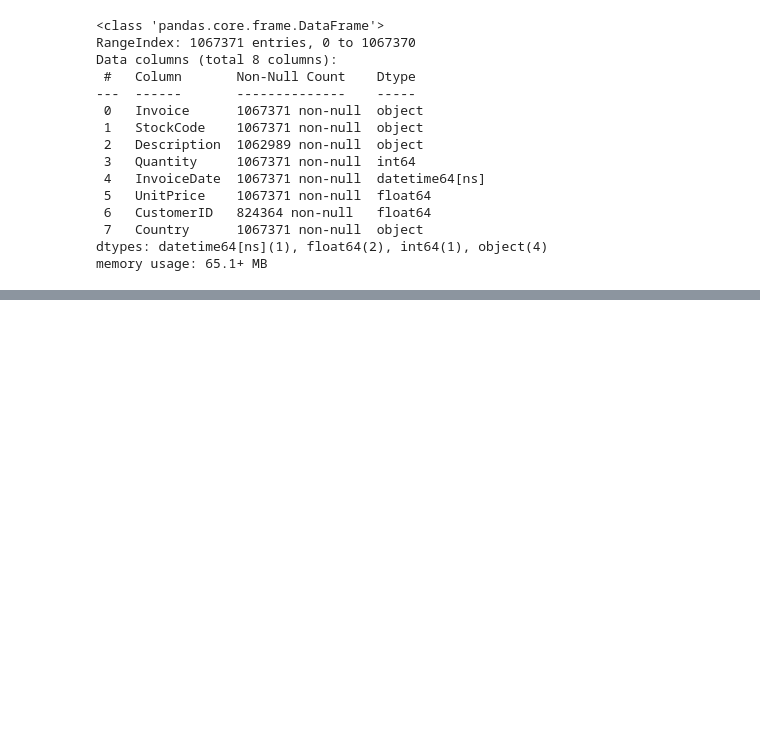
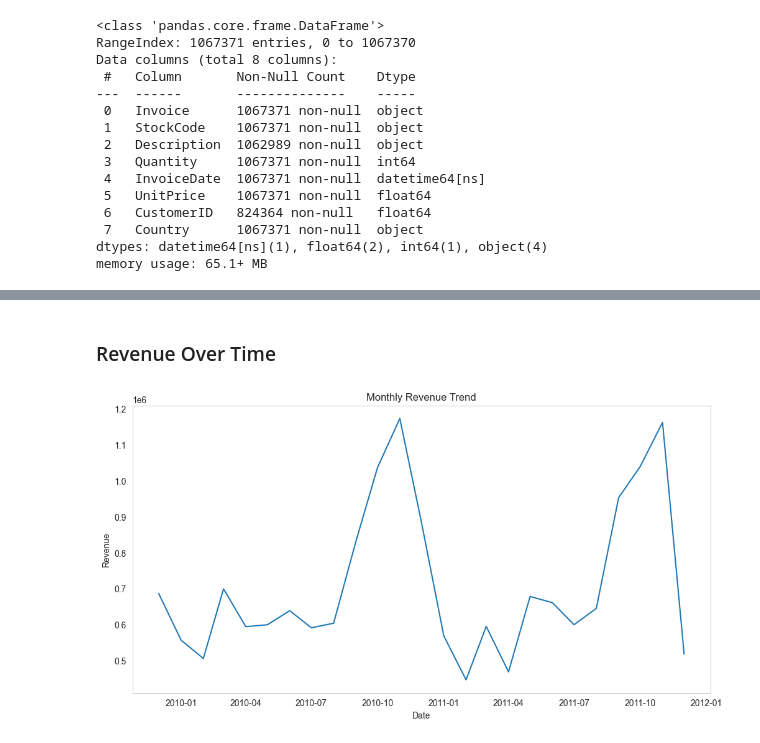
Before and after one commit to nkrishnanAI/ecommerce-analytics, a Jupyter notebook: online retail.ipynb, the cells around one changed output, grey strips where cells are left out. Saved outputs shown, nothing was run; the diff lists cells and outputs as text; code cells hidden in the pictures; blank space fills up the shorter version.

Commit message:
data cleaning and visualization

```diff
--- a/online retail.ipynb
+++ b/online retail.ipynb
@@ -53,3 +57,6 @@ Data columns (total 8 columns):
  7   Country      1067371 non-null  object
 dtypes: datetime64[ns](1), float64(2), int64(1), object(4)
 memory usage: 65.1+ MB
+# %%
+df = df.dropna(subset=['CustomerID'])
+df
@@ -55,0 +77,3 @@ memory usage: 65.1+ MB
+# %%
+df = df[~df['Invoice'].astype(str).str.startswith('C')]
+df
@@ -55,0 +94,3 @@ memory usage: 65.1+ MB
+# %%
+df = df[(df['Quantity'] > 0) & (df['UnitPrice'] > 0)]
+df
@@ -55,0 +129,3 @@ memory usage: 65.1+ MB
+# %%
+df['TotalPrice'] = df['Quantity'] * df['UnitPrice']
+df
@@ -55,0 +146,15 @@ memory usage: 65.1+ MB
+# %% [markdown]
+### Revenue Over Time
+# %%
+revenue_trend = df.groupby(df['InvoiceDate'].dt.to_period('M'))['TotalPrice'].sum()
+revenue_trend.index = revenue_trend.index.to_timestamp()
+
+plt.figure(figsize=(12,6))
+plt.plot(revenue_trend)
+plt.title('Monthly Revenue Trend')
+plt.xlabel('Date')
+plt.ylabel('Revenue')
+plt.grid()
+plt.show()
+# %% [output]
+[figure, added]
```
Also changed, not shown: parts of 24 cells of this notebook.
